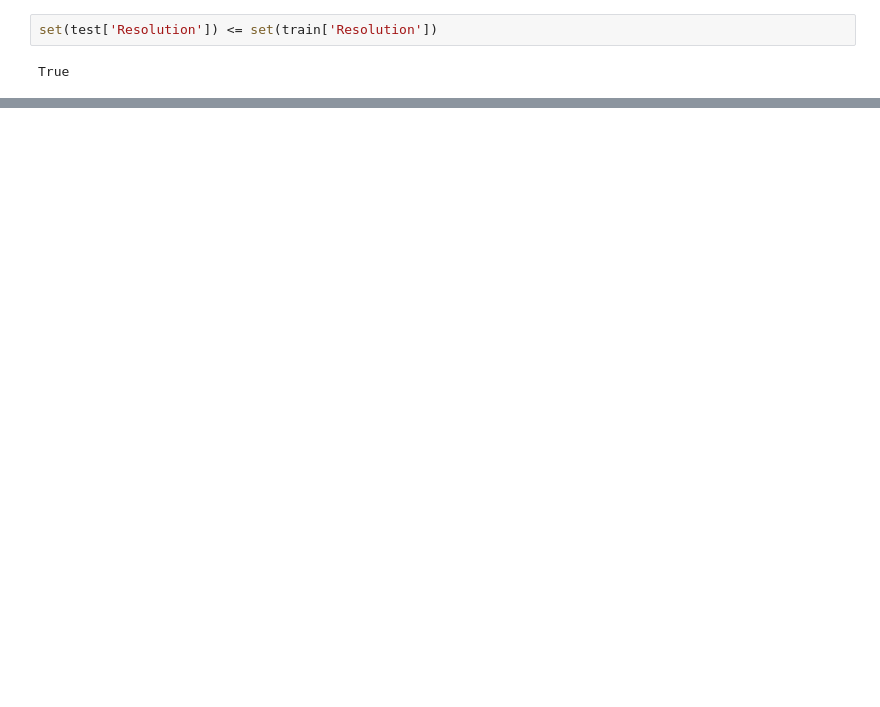
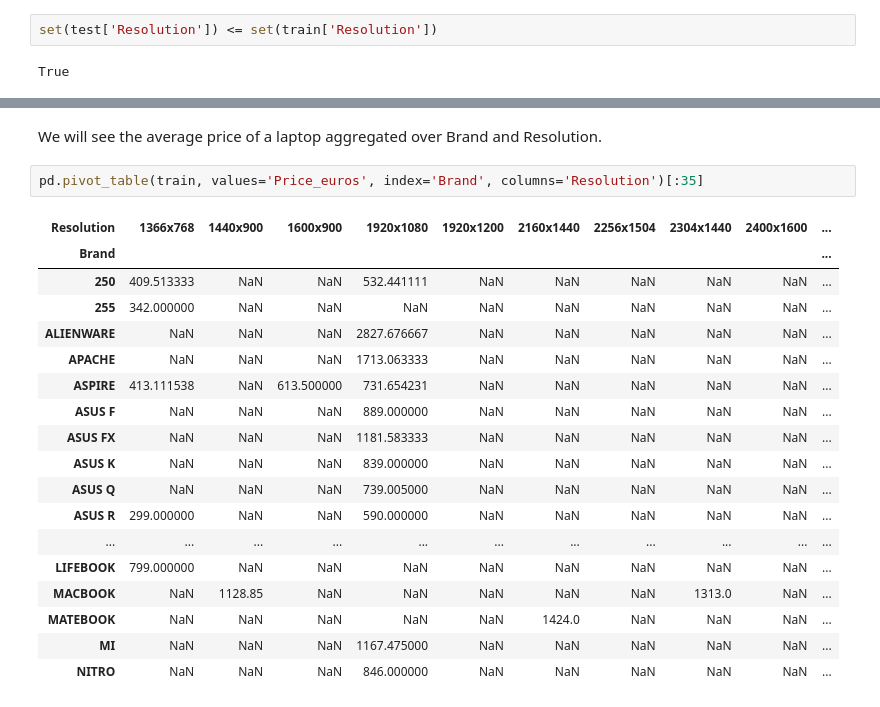
Before and after one commit to ryan-ferns/project_laptop_prices, a Jupyter notebook: laptop-prices-project.ipynb, the cells around one changed output, grey strips where cells are left out. Saved outputs shown, nothing was run; the diff lists cells and outputs as text; blank space fills up the shorter version.

```diff
--- a/laptop-prices-project.ipynb
+++ b/laptop-prices-project.ipynb
@@ -3453,0 +3630,23 @@ that are not in the training set.
+# %% [markdown]
+We will see the average price of a laptop aggregated over Brand and Resolution.
+# %%
+pd.pivot_table(train, values='Price_euros', index='Brand', columns='Resolution')[:35]
+# %% [output]
+| Resolution | 1366x768 | 1440x900 | 1600x900 | 1920x1080 | 1920x1200 | 2160x1440 | 2256x1504 | 2304x1440 | 2400x1600 | ... |
+| Brand |  |  |  |  |  |  |  |  |  | ... |
+| 250 | 409.513333 | NaN | NaN | 532.441111 | NaN | NaN | NaN | NaN | NaN | ... |
+| 255 | 342.000000 | NaN | NaN | NaN | NaN | NaN | NaN | NaN | NaN | ... |
+| ALIENWARE | NaN | NaN | NaN | 2827.676667 | NaN | NaN | NaN | NaN | NaN | ... |
+| APACHE | NaN | NaN | NaN | 1713.063333 | NaN | NaN | NaN | NaN | NaN | ... |
+| ASPIRE | 413.111538 | NaN | 613.500000 | 731.654231 | NaN | NaN | NaN | NaN | NaN | ... |
+| ASUS F | NaN | NaN | NaN | 889.000000 | NaN | NaN | NaN | NaN | NaN | ... |
+| ASUS FX | NaN | NaN | NaN | 1181.583333 | NaN | NaN | NaN | NaN | NaN | ... |
+| ASUS K | NaN | NaN | NaN | 839.000000 | NaN | NaN | NaN | NaN | NaN | ... |
+| ASUS Q | NaN | NaN | NaN | 739.005000 | NaN | NaN | NaN | NaN | NaN | ... |
+| ASUS R | 299.000000 | NaN | NaN | 590.000000 | NaN | NaN | NaN | NaN | NaN | ... |
+| ... | ... | ... | ... | ... | ... | ... | ... | ... | ... | ... |
+| LIFEBOOK | 799.000000 | NaN | NaN | NaN | NaN | NaN | NaN | NaN | NaN | ... |
+| MACBOOK | NaN | 1128.85 | NaN | NaN | NaN | NaN | NaN | 1313.0 | NaN | ... |
+| MATEBOOK | NaN | NaN | NaN | NaN | NaN | 1424.0 | NaN | NaN | NaN | ... |
+| MI | NaN | NaN | NaN | 1167.475000 | NaN | NaN | NaN | NaN | NaN | ... |
+| NITRO | NaN | NaN | NaN | 846.000000 | NaN | NaN | NaN | NaN | NaN | ... |
```
Also changed, not shown: parts of 37 cells of this notebook.
